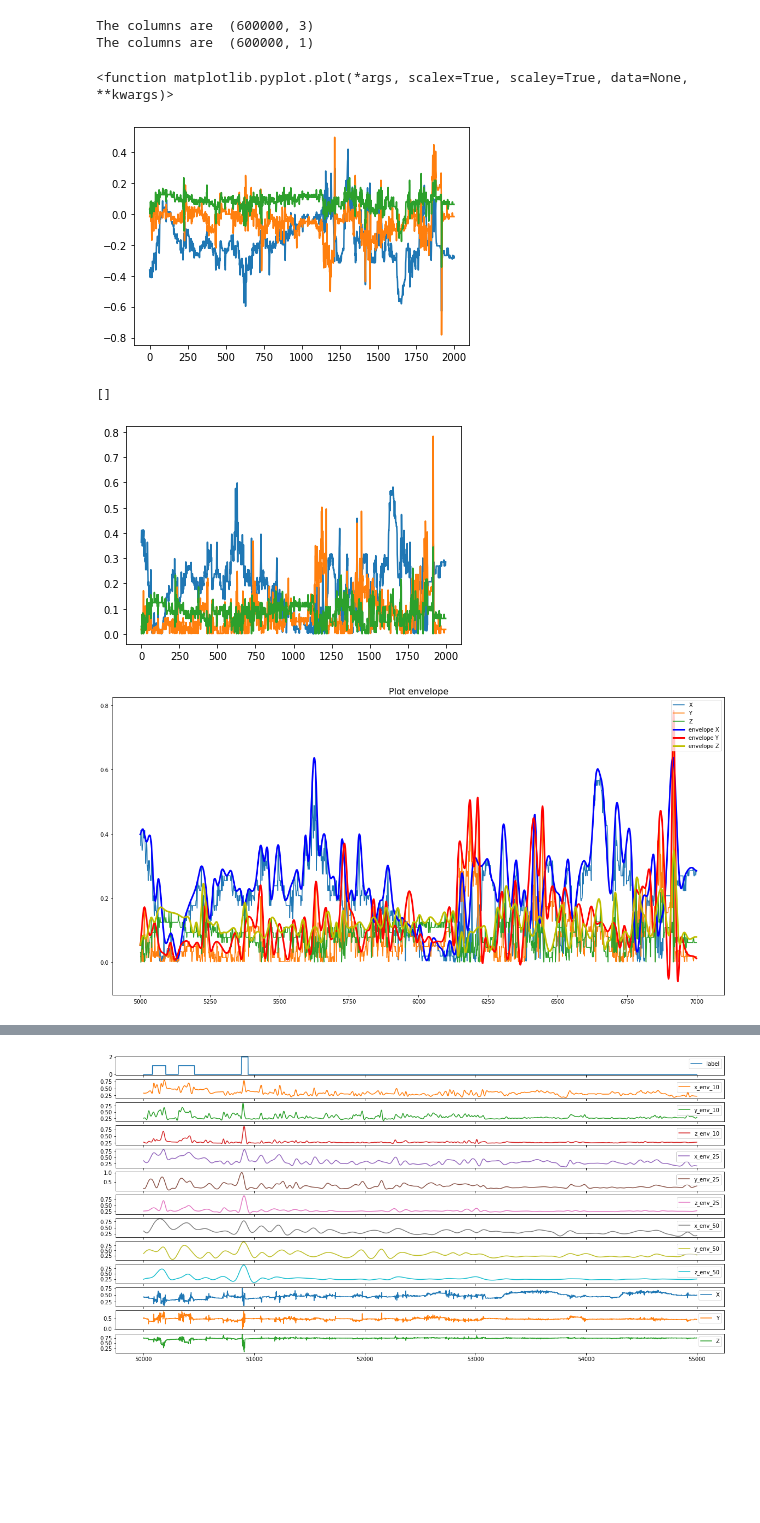
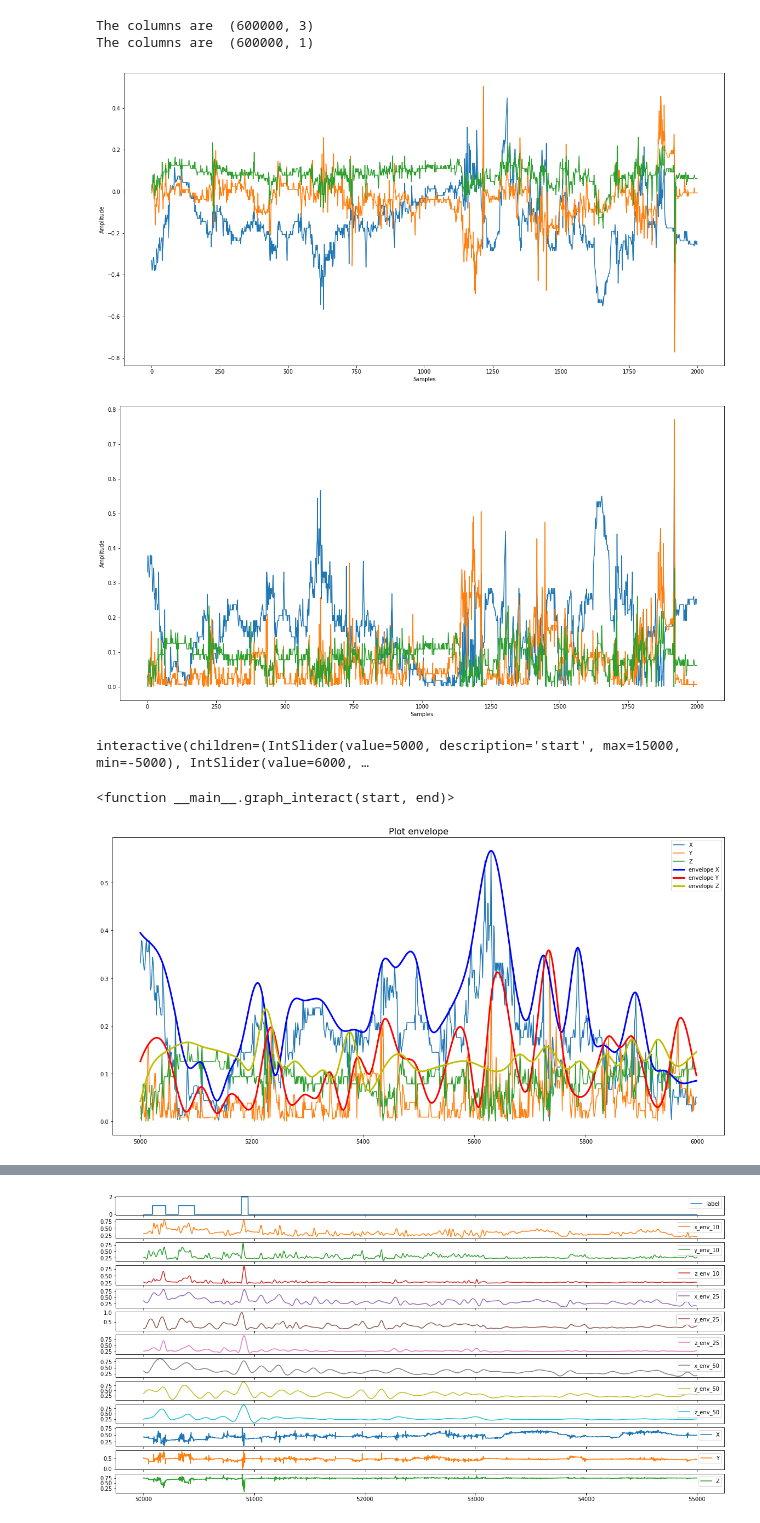
Before and after one commit to MorillaGit/quail_behavior_classifier, a Jupyter notebook: main.ipynb, the cells around one changed output, grey strips where cells are left out. Drawn from its saved outputs; the diff is of its cells as text; code cells hidden in the pictures; blank space fills up the shorter version.

```diff
--- a/main.ipynb
+++ b/main.ipynb
@@ -12,7 +14,7 @@ import numpy as np
 # %%
-importlib.reload(utils_module)
+importlib.reload(utils)
 
-df = utils_module.load_data(
+df = utils.load_data(
                 path_data="data/",
                 name_csv_features="features.csv",
                 name_csv_labels="labels.csv",
@@ -20,15 +22,15 @@ df = utils_module.load_data(
                 labeled_data_step=600000,
                 )
 # %%
-importlib.reload(preprocessing_module)
+importlib.reload(preprocessing)
 
-data_arr = preprocessing_module.conver_datframe_to_numpy(
+data_arr = preprocessing.conver_datframe_to_numpy(
                         df,
                         columns=["X", "Y", "Z"],
                         debug=True,
                         )
 
-label_arr = preprocessing_module.conver_datframe_to_numpy(
+label_arr = preprocessing.conver_datframe_to_numpy(
                         df,
                         columns=["label"],
                         debug=True,
@@ -37,49 +39,73 @@ label_arr = preprocessing_module.conver_datframe_to_numpy(
 The columns are  (600000, 3)
 The columns are  (600000, 1)
 # %%
-
-
-importlib.reload(preprocessing_module)
-detrend = preprocessing_module.detrend_signal(  signal = data_arr,
-                                                type_detrend = "LINEAR"
-                                                )
+importlib.reload(preprocessing)
+detrend = preprocessing.detrend_signal( signal = data_arr,
+                                        type_detrend = "LINEAR"
+                                        )
 
 start = 5000
 end = 7000
+plt.figure(figsize=(20,10))
 plt.plot(detrend[start:end])
-plt.plot
+plt.xlabel("Samples")
+plt.ylabel("Amplitude")
+plt.plot();
 # %% [output]
-<function matplotlib.pyplot.plot(*args, scalex=True, scaley=True, data=None, **kwargs)>
-[figure, old version]
+[figure, new version]
 # %%
-importlib.reload(preprocessing_module)
-absolute_value = preprocessing_module.absolute_value(detrend)
+importlib.reload(preprocessing)
+absolute_value = preprocessing.absolute_value(detrend)
 
 start = 5000
 end = 7000
-plt.plot(absolute_value[start:end])
-plt.plot()
+plt.figure(figsize=(20,10))
+
+plt.plot(absolute_value[start:end]);
+plt.xlabel("Samples")
+plt.ylabel("Amplitude")
+plt.plot();
 # %% [output]
-[]
-[figure, old version]
+[figure, new version]
+# %%
+def graph_interact(start, end):
+    """This function create a interactive graph with the data
+
+    :param start: start point of the graph
+    :type start: int
+    :param end: end point of the graph
+    :type end: int
+    :param data: data to plot
+    :type data: np.ndarray or pd.DataFrame
+    """
+    plt.figure(figsize=(20,10))
+    plt.plot(absolute_value[start:end]);
+    plt.xlabel("Samples")
+    plt.ylabel("Amplitude")
+    plt.plot();
+    return
+interact(graph_interact, start=5000, end=6000)
+# %% [output]
+interactive(children=(IntSlider(value=5000, description='start', max=15000, min=-5000), IntSlider(value=6000, …
+<function __main__.graph_interact(start, end)>
 # %%
 # Parameter interpolation ----------------------------------------------
-interpolation = 10
+interpolation = 20
 
-importlib.reload(preprocessing_module)
-data_eng = preprocessing_module.envelope(
+importlib.reload(preprocessing)
+data_eng = preprocessing.envelope(
                                     data = absolute_value,
                                     distance=interpolation
                                     )
 # data_eng[1].shape
 
-a = preprocessing_module.envelope_aux(absolute_value, interpolation)
+a = preprocessing.envelope_aux(absolute_value, interpolation)
 x = np.arange(len(data_arr))
 
 # Visualization interpolation  ----------------------------------------------
 graph = True
 start = 5000
-end = 7000
+end = 6000
 if graph:
     # plot a
     plt.figure(figsize=(20,10))
@@ -93,5 +119,5 @@ if graph:
     plt.legend(['X', 'Y', 'Z','envelope X', 'envelope Y', 'envelope Z', 'label'], loc='upper right')
     plt.show()
 # %% [output]
-[figure, old version]
+[figure, new version]
 # %%
```
Also changed, not shown: parts of 16 cells of this notebook, 1 other file.
